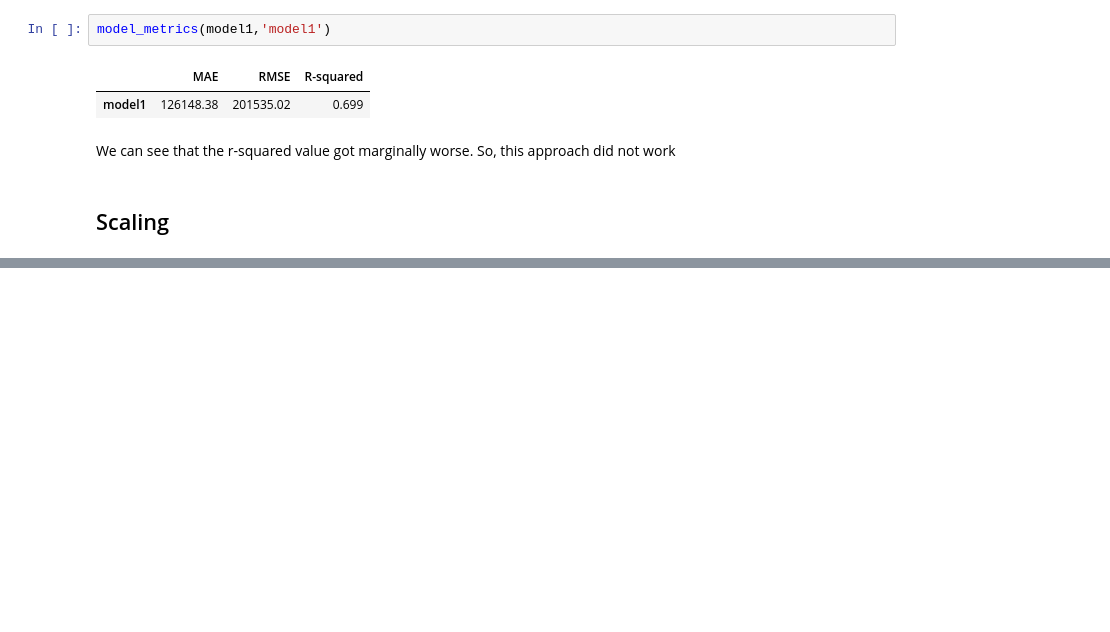
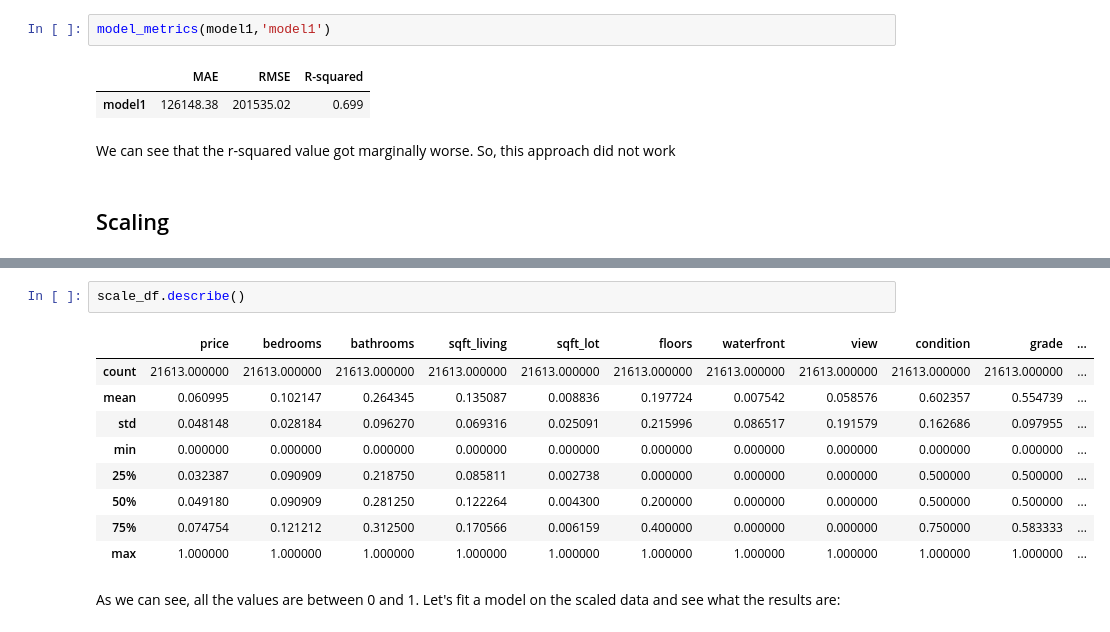
Before and after one commit to rahulakrish/linear_regression, a Jupyter notebook: notebook.ipynb, the cells around one changed output, grey strips where cells are left out. Saved outputs shown, nothing was run; the diff lists cells and outputs as text; blank space fills up the shorter version.

```diff
--- a/notebook.ipynb
+++ b/notebook.ipynb
@@ -399,0 +419,15 @@ We can see that the r-squared value got marginally worse. So, this approach did
+# %%
+scale_df.describe()
+# %% [output]
+|  | price | bedrooms | bathrooms | sqft_living | sqft_lot | floors | waterfront | view | condition | grade | ... |
+| count | 21613.000000 | 21613.000000 | 21613.000000 | 21613.000000 | 21613.000000 | 21613.000000 | 21613.000000 | 21613.000000 | 21613.000000 | 21613.000000 | ... |
+| mean | 0.060995 | 0.102147 | 0.264345 | 0.135087 | 0.008836 | 0.197724 | 0.007542 | 0.058576 | 0.602357 | 0.554739 | ... |
+| std | 0.048148 | 0.028184 | 0.096270 | 0.069316 | 0.025091 | 0.215996 | 0.086517 | 0.191579 | 0.162686 | 0.097955 | ... |
+| min | 0.000000 | 0.000000 | 0.000000 | 0.000000 | 0.000000 | 0.000000 | 0.000000 | 0.000000 | 0.000000 | 0.000000 | ... |
+| 25% | 0.032387 | 0.090909 | 0.218750 | 0.085811 | 0.002738 | 0.000000 | 0.000000 | 0.000000 | 0.500000 | 0.500000 | ... |
+| 50% | 0.049180 | 0.090909 | 0.281250 | 0.122264 | 0.004300 | 0.200000 | 0.000000 | 0.000000 | 0.500000 | 0.500000 | ... |
+| 75% | 0.074754 | 0.121212 | 0.312500 | 0.170566 | 0.006159 | 0.400000 | 0.000000 | 0.000000 | 0.750000 | 0.583333 | ... |
+| max | 1.000000 | 1.000000 | 1.000000 | 1.000000 | 1.000000 | 1.000000 | 1.000000 | 1.000000 | 1.000000 | 1.000000 | ... |
+# %% [markdown]
+As we can see, all the values are between 0 and 1.
+Let's fit a model on the scaled data and see what the results are:
```
Also changed, not shown: parts of 11 cells of this notebook.
